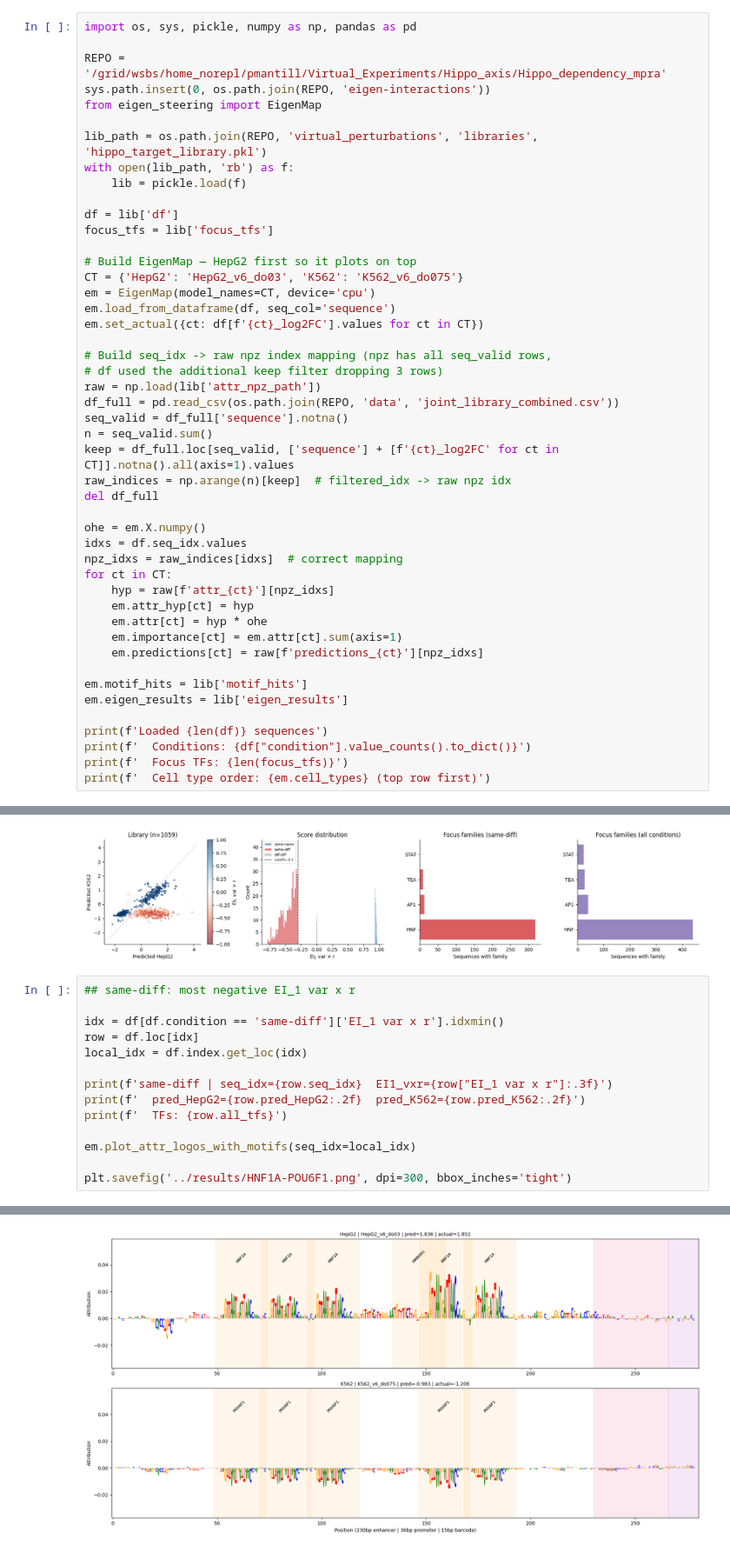
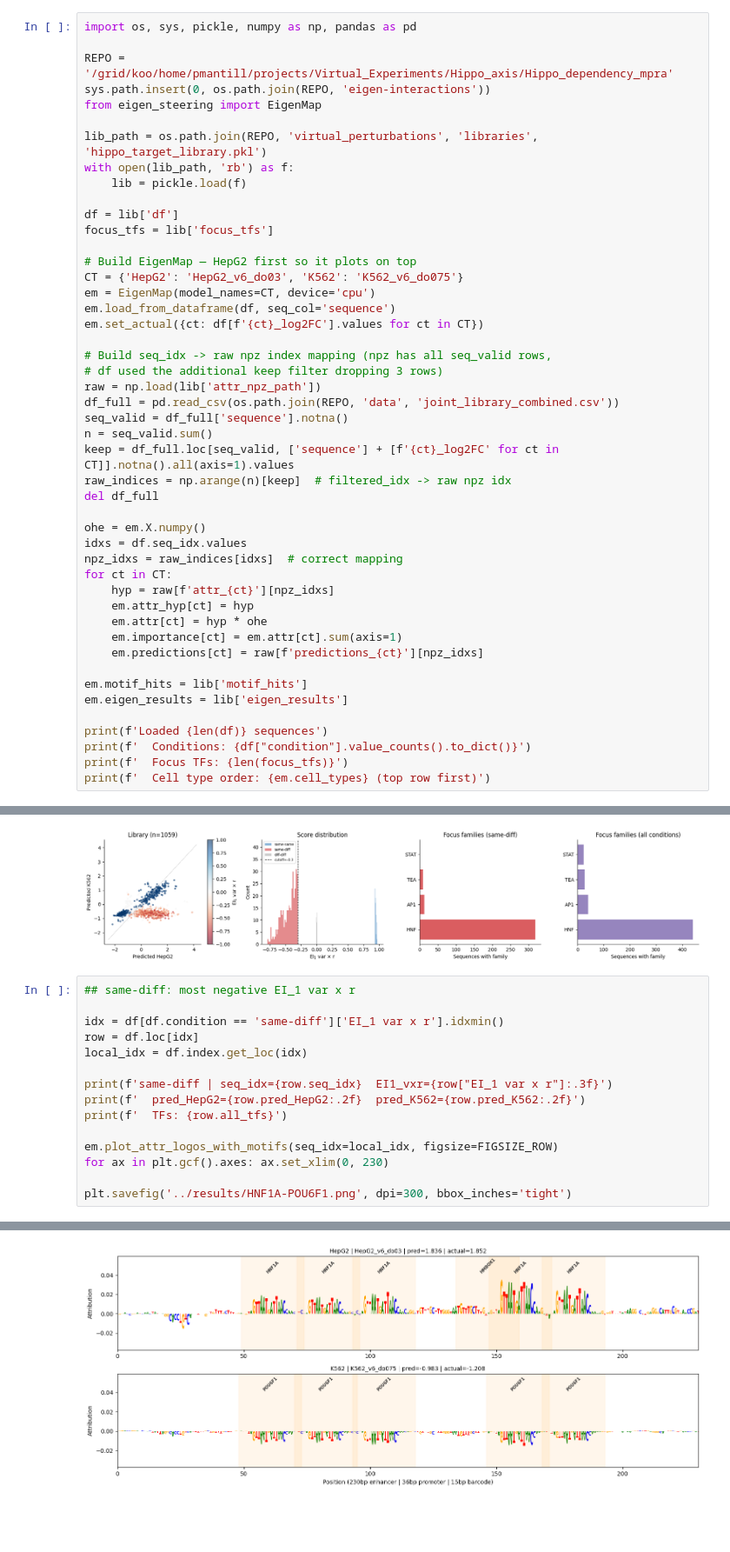
Before and after one commit to pabmantilla/Hippo_dependency_mpra, a Jupyter notebook: virtual_perturbations/scripts/show_hippo_targets.ipynb, the cells around one changed output, grey strips where cells are left out. Shown at 87% size. Saved outputs shown, nothing was run; the diff lists cells and outputs as text; blank space fills up the shorter version.

```diff
--- a/virtual_perturbations/scripts/show_hippo_targets.ipynb
+++ b/virtual_perturbations/scripts/show_hippo_targets.ipynb
@@ -3,7 +3,7 @@
 # %%
 import os, sys, pickle, numpy as np, pandas as pd
 
-REPO = '/grid/wsbs/home_norepl/pmantill/Virtual_Experiments/Hippo_axis/Hippo_dependency_mpra'
+REPO = '/grid/koo/home/pmantill/projects/Virtual_Experiments/Hippo_axis/Hippo_dependency_mpra'
 sys.path.insert(0, os.path.join(REPO, 'eigen-interactions'))
 from eigen_steering import EigenMap
 
@@ -171,19 +269,20 @@ plt.show()
 # %%
 ## same-diff: most negative EI_1 var x r
 
 idx = df[df.condition == 'same-diff']['EI_1 var x r'].idxmin()
 row = df.loc[idx]
 local_idx = df.index.get_loc(idx)
 
 print(f'same-diff | seq_idx={row.seq_idx}  EI1_vxr={row["EI_1 var x r"]:.3f}')
 print(f'  pred_HepG2={row.pred_HepG2:.2f}  pred_K562={row.pred_K562:.2f}')
 print(f'  TFs: {row.all_tfs}')
 
-em.plot_attr_logos_with_motifs(seq_idx=local_idx)
+em.plot_attr_logos_with_motifs(seq_idx=local_idx, figsize=FIGSIZE_ROW)
+for ax in plt.gcf().axes: ax.set_xlim(0, 230)
 
 plt.savefig('../results/HNF1A-POU6F1.png', dpi=300, bbox_inches='tight')
 # %% [output]
 same-diff | seq_idx=56772  EI1_vxr=-0.785
   pred_HepG2=1.84  pred_K562=-0.98
   TFs: BCL6B,HMBOX1,HNF1A,HNF1B,POU6F1,SOX10,ZNF286B
-[figure, old version]
+[figure, new version]
```
Also changed, not shown: parts of 9 cells of this notebook, 2 other files.
